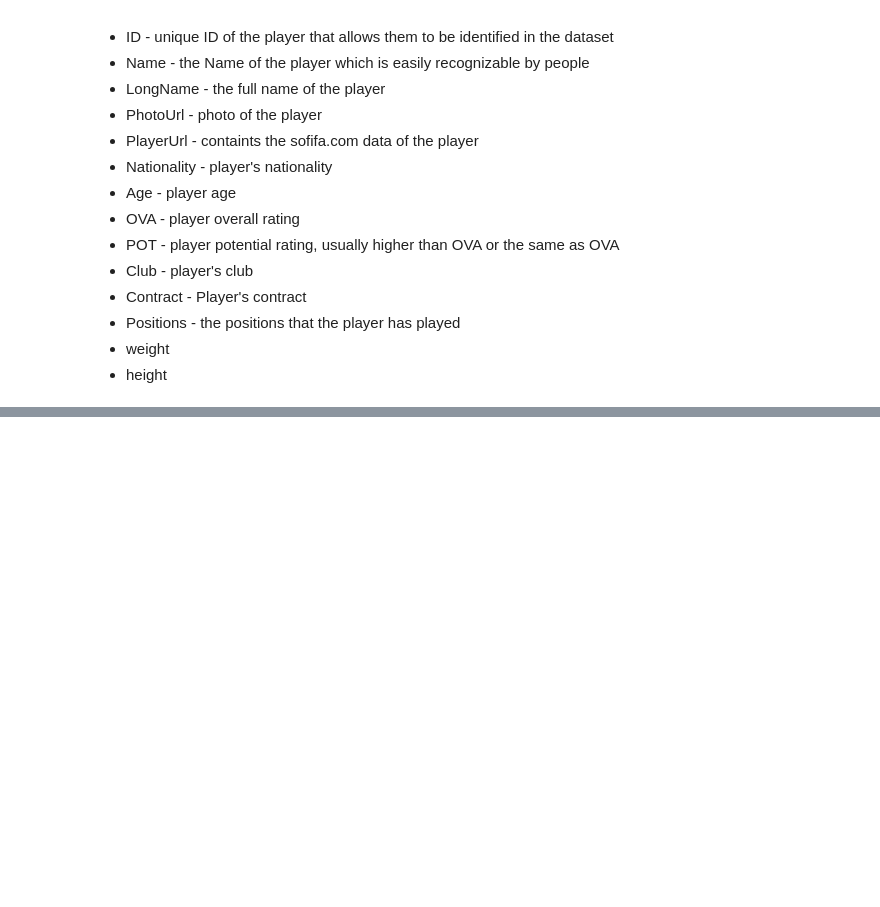
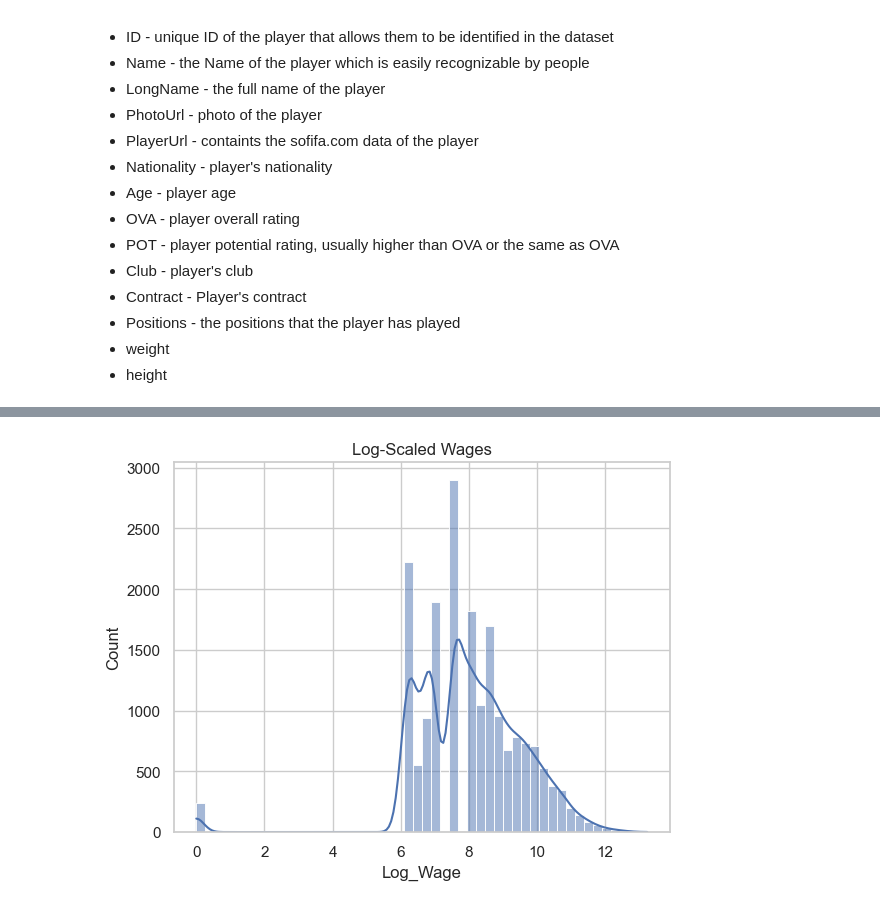
Before and after one commit to QAZYD/eda-repository, a Jupyter notebook: Untitled-1.ipynb, the cells around one changed output, grey strips where cells are left out. Cells and saved outputs as stored; diff of their text form; code cells hidden in the pictures; blank space fills up the shorter version.

```diff
--- a/Untitled-1.ipynb
+++ b/Untitled-1.ipynb
@@ -90,0 +553,9 @@ dtype: int64
+# %%
+import numpy as np
+df['Log_Wage'] = np.log1p(df['Wage'])  # log1p = log(x + 1) to avoid log(0)
+
+sns.histplot(df['Log_Wage'], bins=50, kde=True)
+plt.title('Log-Scaled Wages')
+plt.show()
+# %% [output]
+[figure, added]
```
Also changed, not shown: parts of 60 cells of this notebook.
